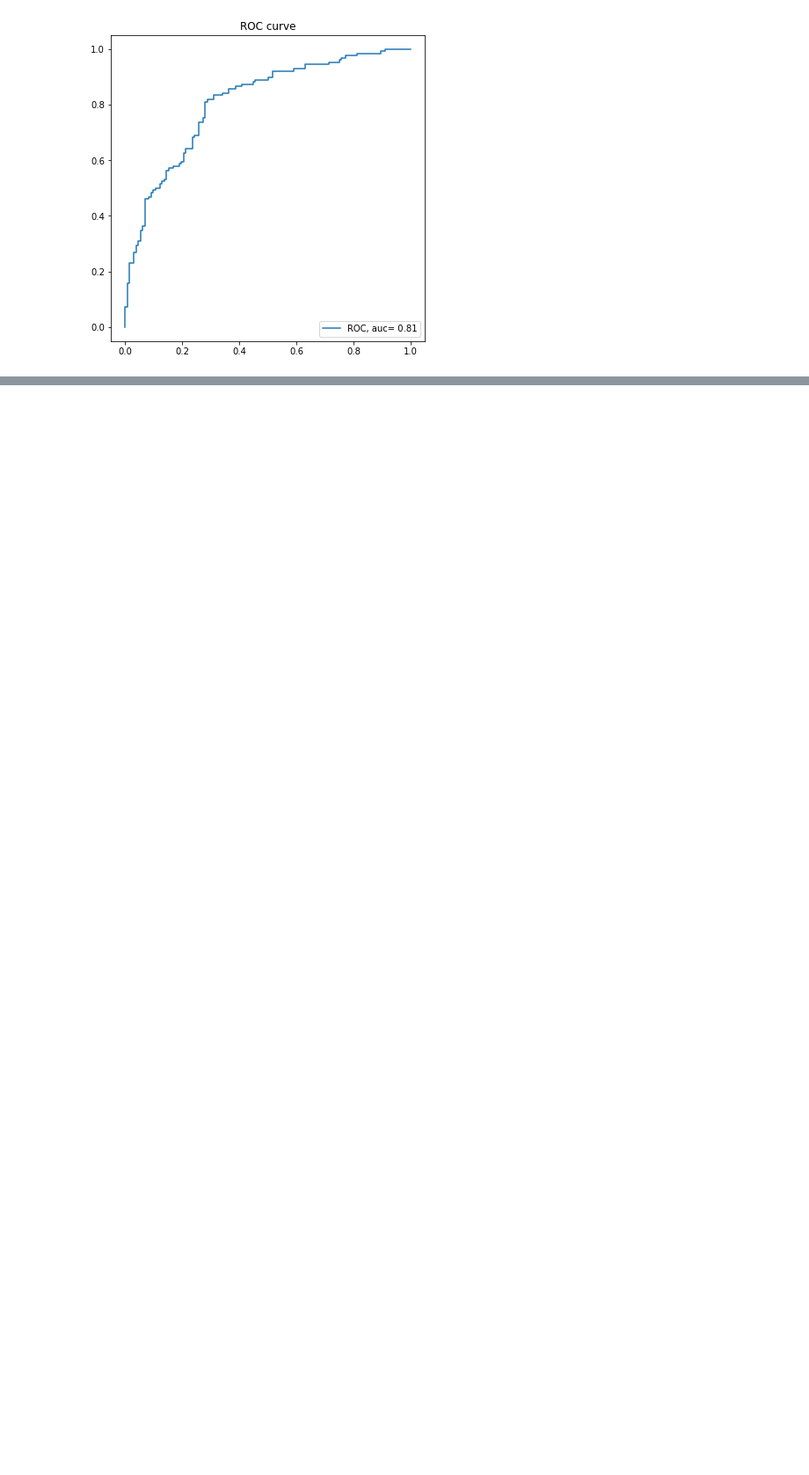
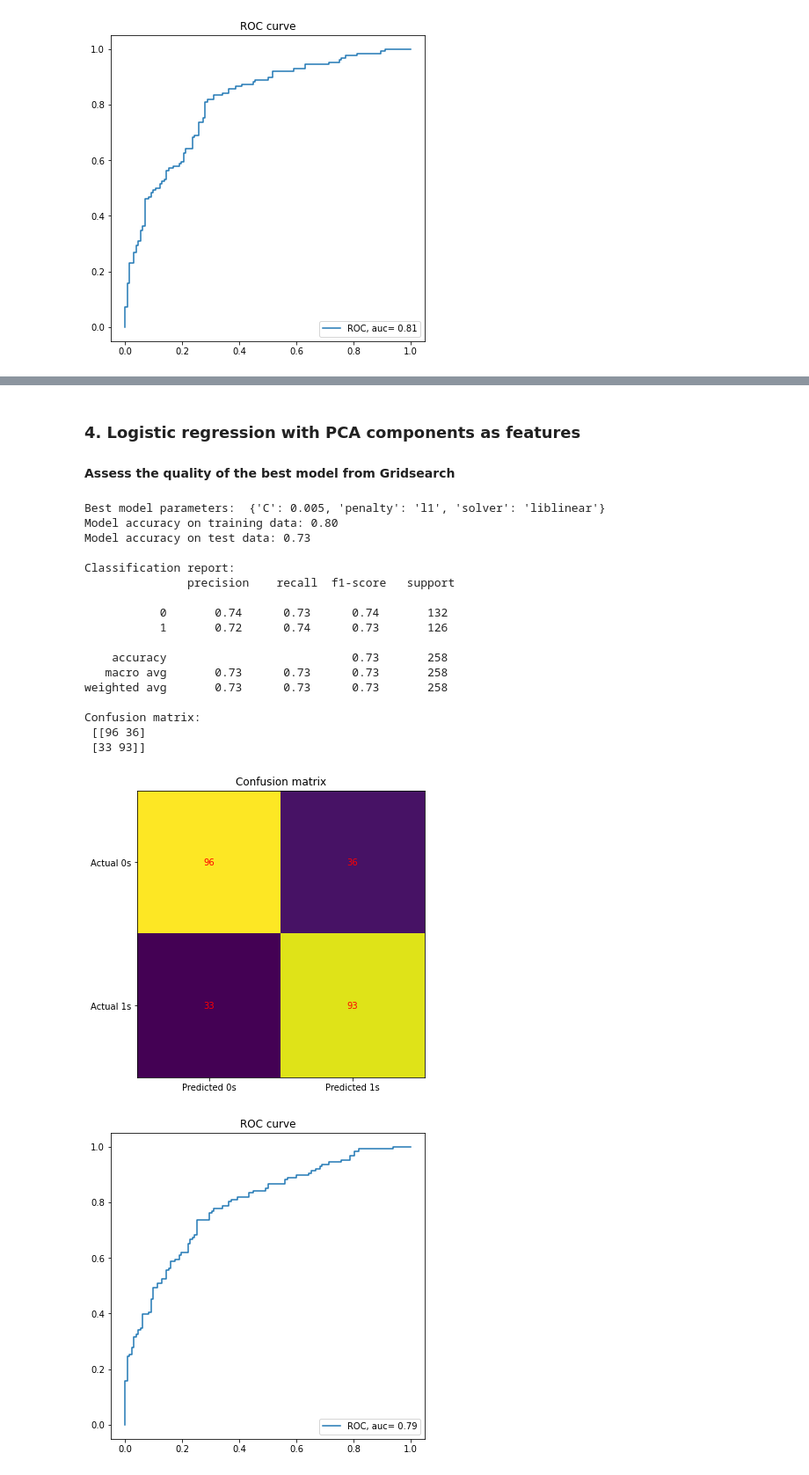
Before and after one commit to shahkb/project_BUSI, a Jupyter notebook: image_classification.ipynb, the cells around one changed output, grey strips where cells are left out. Shown at 88% size. Saved outputs shown, nothing was run; the diff lists cells and outputs as text; code cells hidden in the pictures; blank space fills up the shorter version.

```diff
--- a/image_classification.ipynb
+++ b/image_classification.ipynb
@@ -264,0 +439,13 @@ Indices test:  [ndim, shape, dtype, min, max]: [1, (258,), int32, 0, 853]
+# %%
+# Apply PCA fit and transformation to X_train and PCA transform to X_test
+X_train, X_test = X_train_orig.copy(), X_test_orig.copy()
+print_ndarray_info(X_train, "X_train: ")
+print_ndarray_info(X_test, "X_test: ")
+
+pca = PCA(.90)
+pca.fit(X_train)
+X_train = pca.transform(X_train)
+X_test = pca.transform(X_test)
+
+print_ndarray_info(X_train, "X_train: ")
+print_ndarray_info(X_test, "X_test: ")
@@ -264,0 +460,11 @@ Indices test:  [ndim, shape, dtype, min, max]: [1, (258,), int32, 0, 853]
+# %%
+# Define parameter range ['liblinear', 'lbfgs', 'newton-cg']
+param_grid = {'penalty':  ['l1', 'l2'],
+              'C': [0.001, .005, 0.01, 0.05, 0.1, 1.0],
+              'solver': ['liblinear']
+             }
+
+grid = GridSearchCV(LogisticRegression(random_state= 0), param_grid, scoring= 'accuracy', refit= True, verbose= 3)
+
+# Fit the model using grid search
+grid.fit(X_train, y_train)
@@ -264,0 +493,29 @@ Indices test:  [ndim, shape, dtype, min, max]: [1, (258,), int32, 0, 853]
+# %% [markdown]
+### 4. Logistic regression with PCA components as features
+#### Assess the quality of the best model from Gridsearch
+# %%
+# Print best parameter after tuning
+print("Best model parameters: ", grid.best_params_)
+model_best = grid.best_estimator_
+# Assess model quality
+model_quality(model_best, X_train, X_test, y_train, y_test)
+# %% [output]
+Best model parameters:  {'C': 0.005, 'penalty': 'l1', 'solver': 'liblinear'}
+Model accuracy on training data: 0.80
+Model accuracy on test data: 0.73
+
+Classification report:
+               precision    recall  f1-score   support
+
+           0       0.74      0.73      0.74       132
+           1       0.72      0.74      0.73       126
+
+    accuracy                           0.73       258
+   macro avg       0.73      0.73      0.73       258
+weighted avg       0.73      0.73      0.73       258
+
+Confusion matrix:
+ [[96 36]
+ [33 93]]
+[figure, added]
+[figure, added]
```
Also changed, not shown: parts of 33 cells of this notebook, 1 other file.
